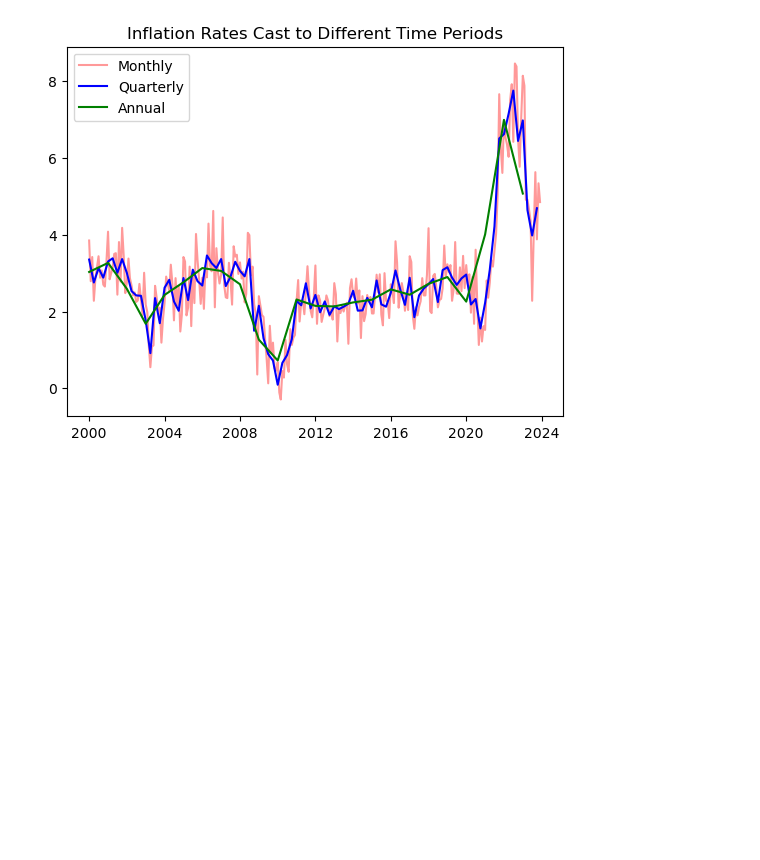
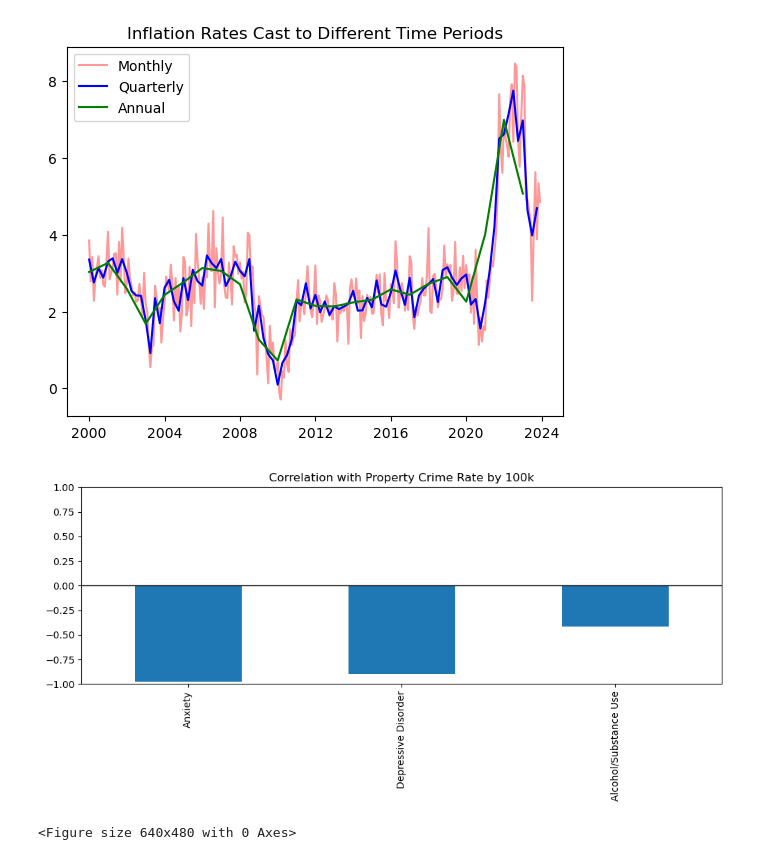
Before and after one commit to jbgraham073/ai_group_project_1, a Jupyter notebook: main.ipynb, the cells around one changed output. Drawn from its saved outputs; the diff is of its cells as text; code cells hidden in the pictures; blank space fills up the shorter version.

Commit message:
Updated Crime/Mental Health plot for labels

```diff
--- a/main.ipynb
+++ b/main.ipynb
@@ -475,3 +475,25 @@ plt.show()
 fig.savefig('plots/period_casting.png')
 # %% [output]
 [figure]
+# %%
+# Plot correlation of Property Crime Rate by 100k with the Anxiety, Depression, and Subastance Use columns from the annual_df
+
+correlation = annual_df.corr()
+
+correlation['US Property Crime Rate by 100k'][['Anxiety', 'Depressive Disorder', 'Alcohol/Substance Use']].plot(kind='bar', figsize=(10, 5))
+# Set y limits to -1 to 1
+plt.ylim(-1, 1)
+# add a zero line
+plt.axhline(0, color='black', lw=1)
+# add a title
+plt.title('Correlation with Property Crime Rate by 100k')
+# make sure there is room for all axis labels
+plt.tight_layout()
+
+plt.show()
+
+# save the figure
+plt.savefig('plots/property_crime_mental_health_correlation.png')
+# %% [output]
+[figure, added]
+<Figure size 640x480 with 0 Axes>
```
Also changed, not shown: parts of 2 cells of this notebook, 1 other file.
